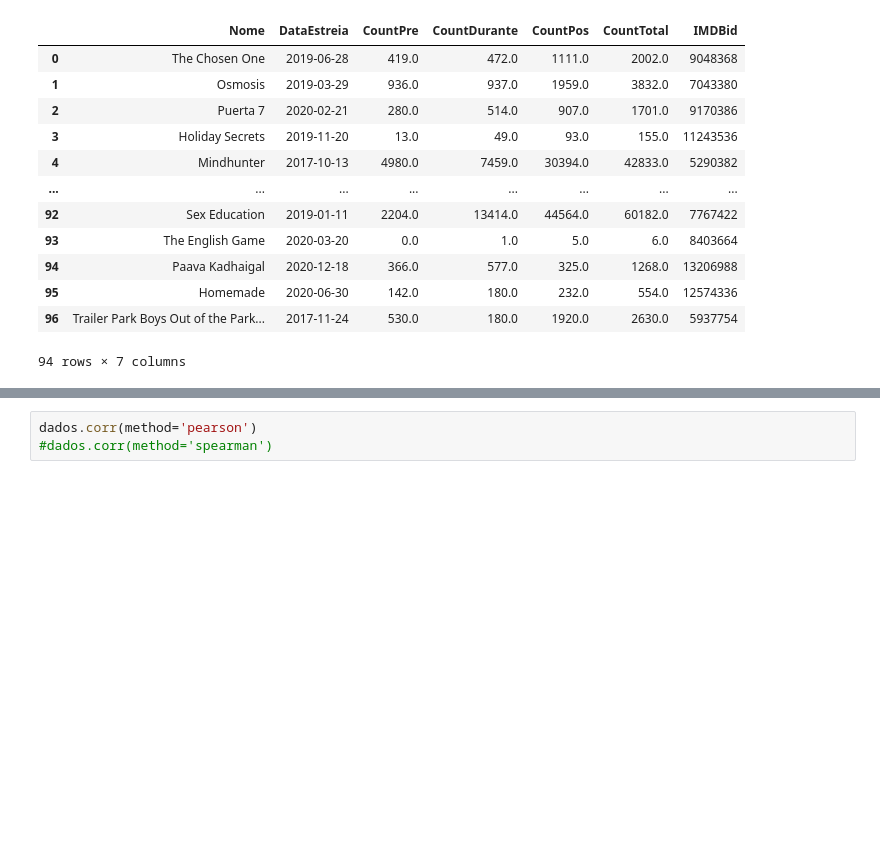
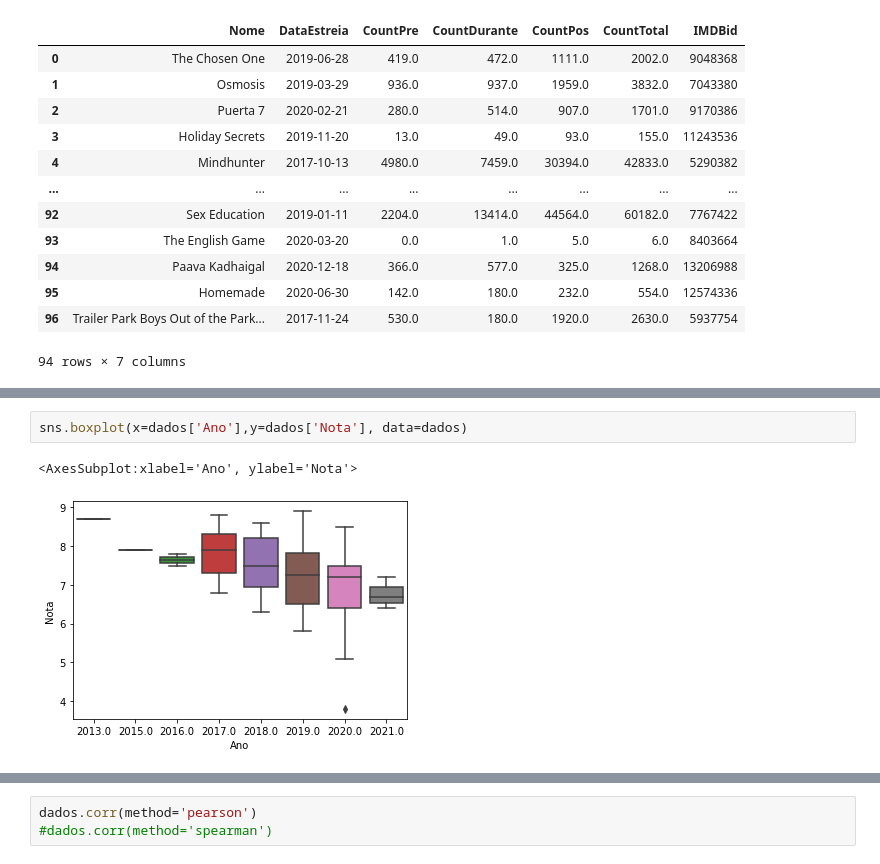
Before and after one commit to mariamaOlive/projeto-sidi-residencia, a Jupyter notebook: analise_exploratoria.ipynb, the cells around one changed output, grey strips where cells are left out. Drawn from its saved outputs; the diff is of its cells as text; blank space fills up the shorter version.

```diff
--- a/analise_exploratoria.ipynb
+++ b/analise_exploratoria.ipynb
@@ -87,0 +103,5 @@ dados.head()
+# %%
+sns.boxplot(x=dados['Ano'],y=dados['Nota'], data=dados)
+# %% [output]
+<AxesSubplot:xlabel='Ano', ylabel='Nota'>
+[figure, added]
```
Also changed, not shown: parts of 40 cells of this notebook.
